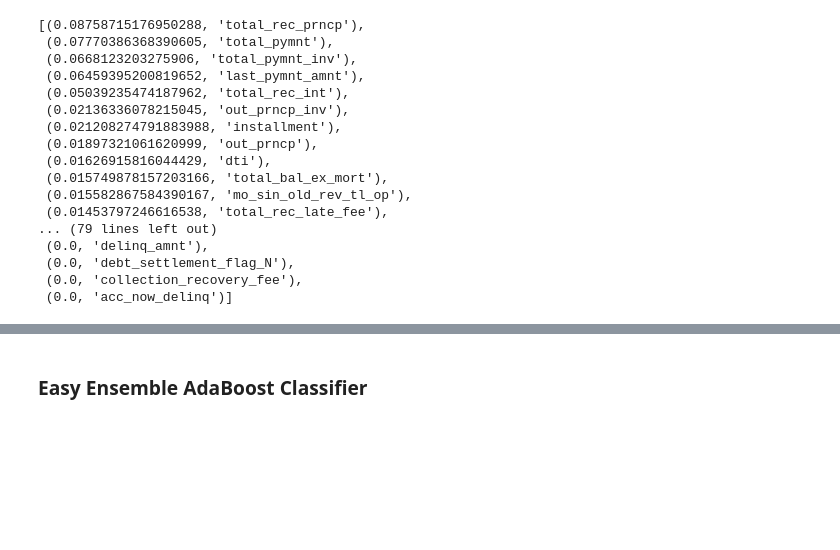
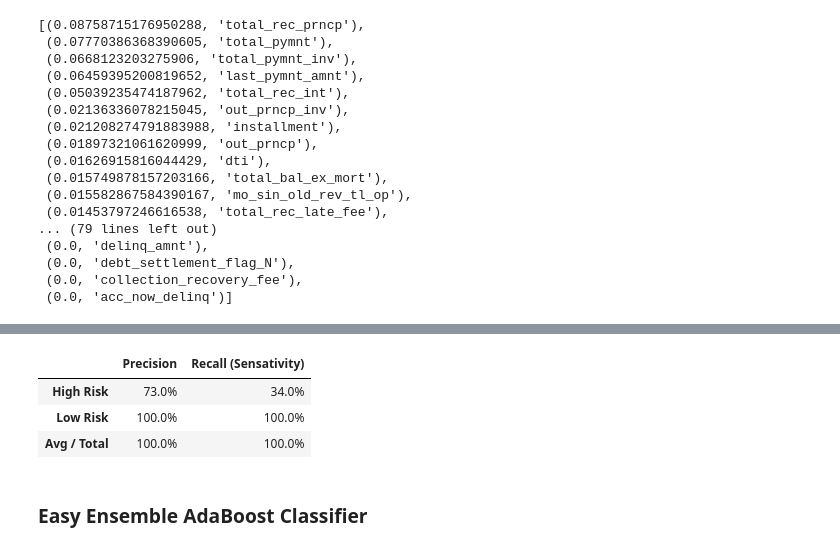
Before and after one commit to PopeScooby/Credit_Risk_Analysis, a Jupyter notebook: credit_risk_ensemble.ipynb, the cells around one changed output, grey strips where cells are left out. Saved outputs shown, nothing was run; the diff lists cells and outputs as text; code cells hidden in the pictures; blank space fills up the shorter version.

```diff
--- a/credit_risk_ensemble.ipynb
+++ b/credit_risk_ensemble.ipynb
@@ -195,3 +195,9 @@ sorted(zip(rf_model.feature_importances_, X.columns), reverse=True)
  (0.0, 'debt_settlement_flag_N'),
  (0.0, 'collection_recovery_fee'),
  (0.0, 'acc_now_delinq')]
+# %%
+bas = balanced_accuracy_score(y_test, predictions)
+cm_df = pd.DataFrame(confusion_matrix(y_test, predictions), index=["High Risk (Actual)","Low Risk (Actual)"], columns=["High Risk (Predicted)", "Low Risk (Predicted)"])
+cri = classification_report_imbalanced(y_test, predictions)
+print("Balanced Accuracy Score: " + format(bas,'.2%'))
+cm_df.style.set_table_styles([dict(selector="th",props=[('max-width', '75px')])])
@@ -198,3 +209,16 @@ sorted(zip(rf_model.feature_importances_, X.columns), reverse=True)
+# %%
+import re
+from io import StringIO
+cri_df = pd.read_csv(StringIO(re.sub(r'[-+|]', '', cri)), sep='\s{2,}', engine='python')
+cri_df = cri_df[["pre", "rec"]]
+cri_df[["pre", "rec"]] = (cri_df[["pre","rec"]] * 100).round(2).astype(str) + '%'
+cri_df.rename(index={"high_risk":"High Risk", "low_risk":"Low Risk","avg / total":"Avg / Total"}, columns={"pre":"Precision", "rec":"Recall (Sensativity)"}, inplace= True)
+cri_df.style.set_table_styles([dict(selector="th",props=[('max-width', '75px')])])
+# %% [output]
+|  | Precision | Recall (Sensativity) |
+| High Risk | 73.0% | 34.0% |
+| Low Risk | 100.0% | 100.0% |
+| Avg / Total | 100.0% | 100.0% |
 # %% [markdown]
 ### Easy Ensemble AdaBoost Classifier
 # %%
```
Also changed, not shown: parts of 5 cells of this notebook, 13 other files.
